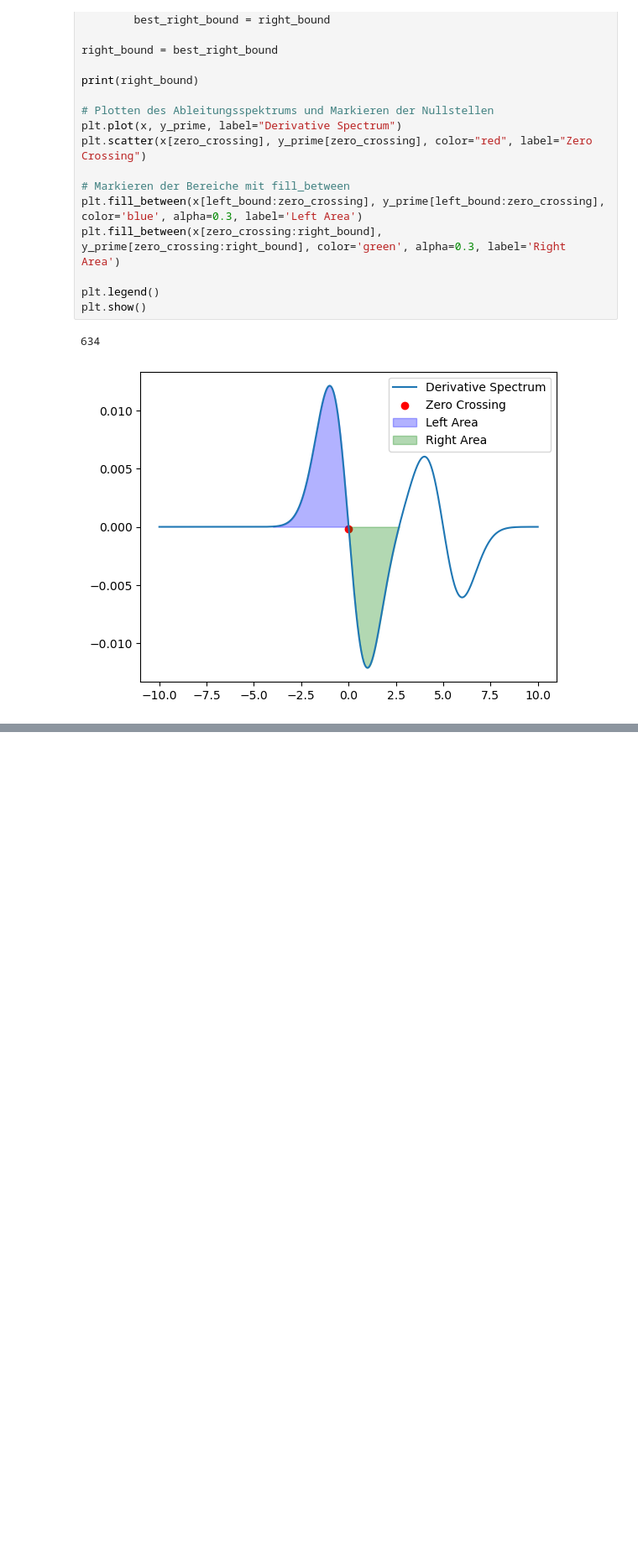
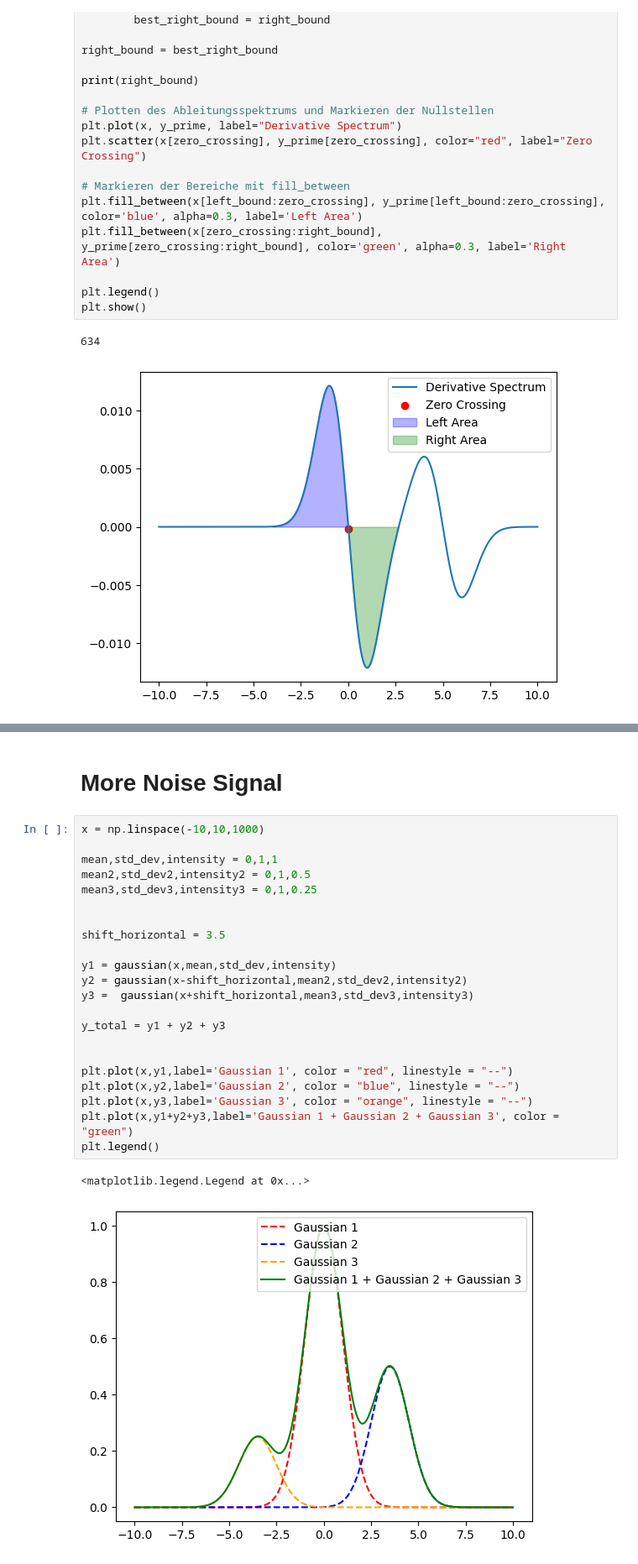
Before and after one commit to LukasMeinschad/ir_peak_int, a Jupyter notebook: peak_int_test.ipynb, the cells around one changed output, grey strips where cells are left out. Shown: that part at 84% size. Cells and saved outputs as stored; diff of their text form; blank space fills up the shorter version.

```diff
--- a/peak_int_test.ipynb
+++ b/peak_int_test.ipynb
@@ -298,0 +447,27 @@ Hello
+# %% [markdown]
+# More Noise Signal
+# %%
+x = np.linspace(-10,10,1000)
+
+mean,std_dev,intensity = 0,1,1
+mean2,std_dev2,intensity2 = 0,1,0.5
+mean3,std_dev3,intensity3 = 0,1,0.25
+
+
+shift_horizontal = 3.5
+
+y1 = gaussian(x,mean,std_dev,intensity)
+y2 = gaussian(x-shift_horizontal,mean2,std_dev2,intensity2)
+y3 =  gaussian(x+shift_horizontal,mean3,std_dev3,intensity3)
+
+y_total = y1 + y2 + y3
+
+
+plt.plot(x,y1,label='Gaussian 1', color = "red", linestyle = "--")
+plt.plot(x,y2,label='Gaussian 2', color = "blue", linestyle = "--")
+plt.plot(x,y3,label='Gaussian 3', color = "orange", linestyle = "--")
+plt.plot(x,y1+y2+y3,label='Gaussian 1 + Gaussian 2 + Gaussian 3', color = "green")
+plt.legend()
+# %% [output]
+<matplotlib.legend.Legend at 0x...>
+[figure, added]
```
Also changed, not shown: parts of 14 cells of this notebook.
